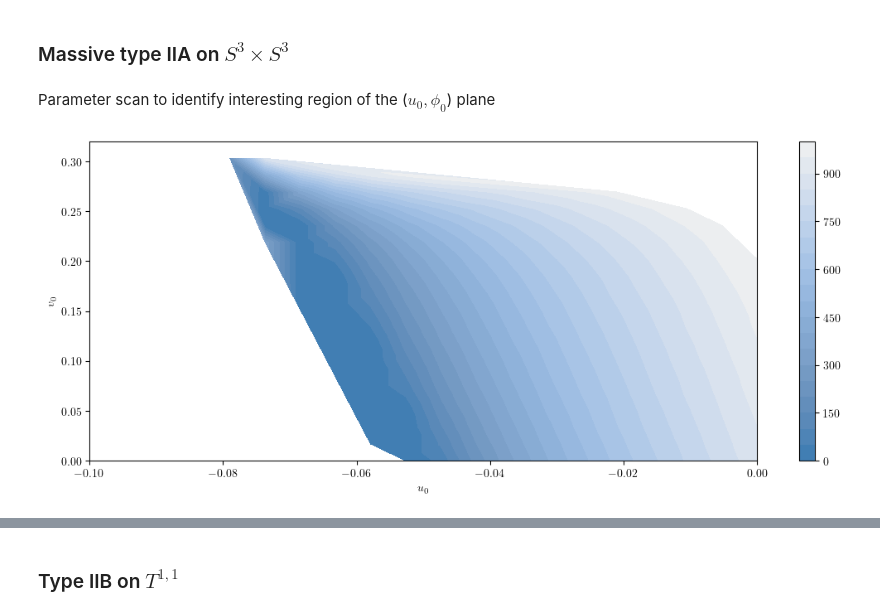
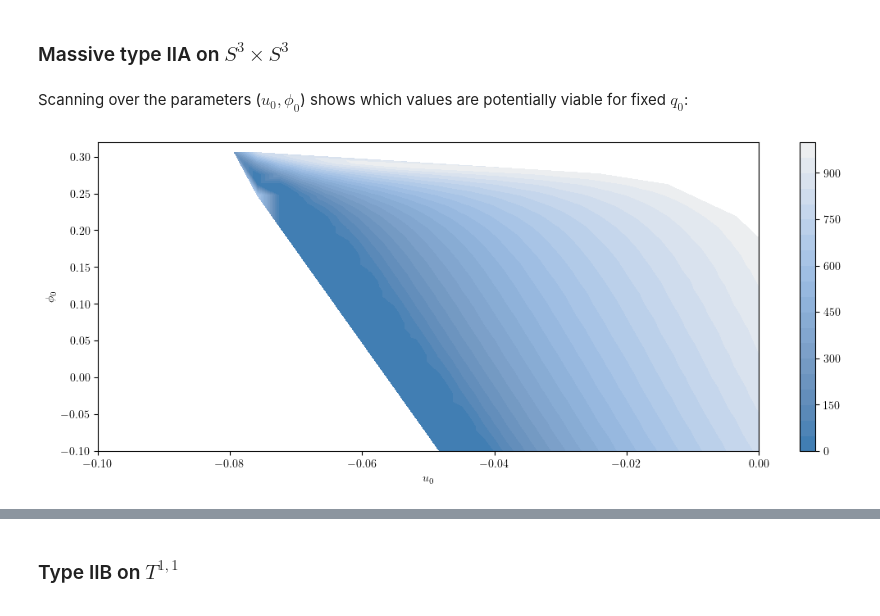
Before and after one commit to gloges/typeII-wormholes, a Jupyter notebook: wormholes.ipynb, the cells around one changed output, grey strips where cells are left out. Drawn from its saved outputs; the diff is of its cells as text; code cells hidden in the pictures.

```diff
--- a/wormholes.ipynb
+++ b/wormholes.ipynb
@@ -19,34 +22,9 @@ plt.rcParams['text.usetex'] = True
 plt.rcParams['text.latex.preamble'] = '\\usepackage{amssymb} \\usepackage{amsmath}'
 # %% [markdown]
 ### Massive type IIA on $S^3\times S^3$
-# %% [markdown]
-Parameter scan to identify interesting region of the ($u_0,\phi_0$) plane
-# %%
-q0 = 1
-rmax = 10*q0
-u0_list = np.linspace(-0.1, 0, 20)
-φ0_list = np.linspace(0, 0.32, 20)
-
-scanData = wh.paramScan_S3S3(q0, u0_list, φ0_list, rmax)
-
-plotData = scanData[:, scanData[2] < 1000]
-
-fig, ax = plt.subplots(1, 1, figsize=(13, 5))
-im = plt.tricontourf(plotData[0], plotData[1], plotData[2],
-                     levels=20,
-                     cmap='cet_CET_L12_r',
-                     origin='lower',
-                     extent=(u0_list[0], u0_list[-1], φ0_list[0], φ0_list[-1])
-                    )
-
-plt.xlim(u0_list[0], u0_list[-1])
-plt.ylim(φ0_list[0], φ0_list[-1])
-
-plt.xlabel('$u_0$')
-plt.ylabel('$v_0$')
-
-plt.colorbar(im)
-
-plt.show()
-# %% [output]
-[figure, removed]
+# %% [markdown]
+Scanning over the parameters ($u_0,\phi_0$) shows which values are potentially viable for fixed $q_0$:
+# %%
+wh.paramScan_S3S3(1, 10, [-0.1, 0], [-0.1, 0.32], 30, 30)
+# %% [output]
+[figure, added]
```
Also changed, not shown: parts of 31 cells of this notebook, 1 other file.
